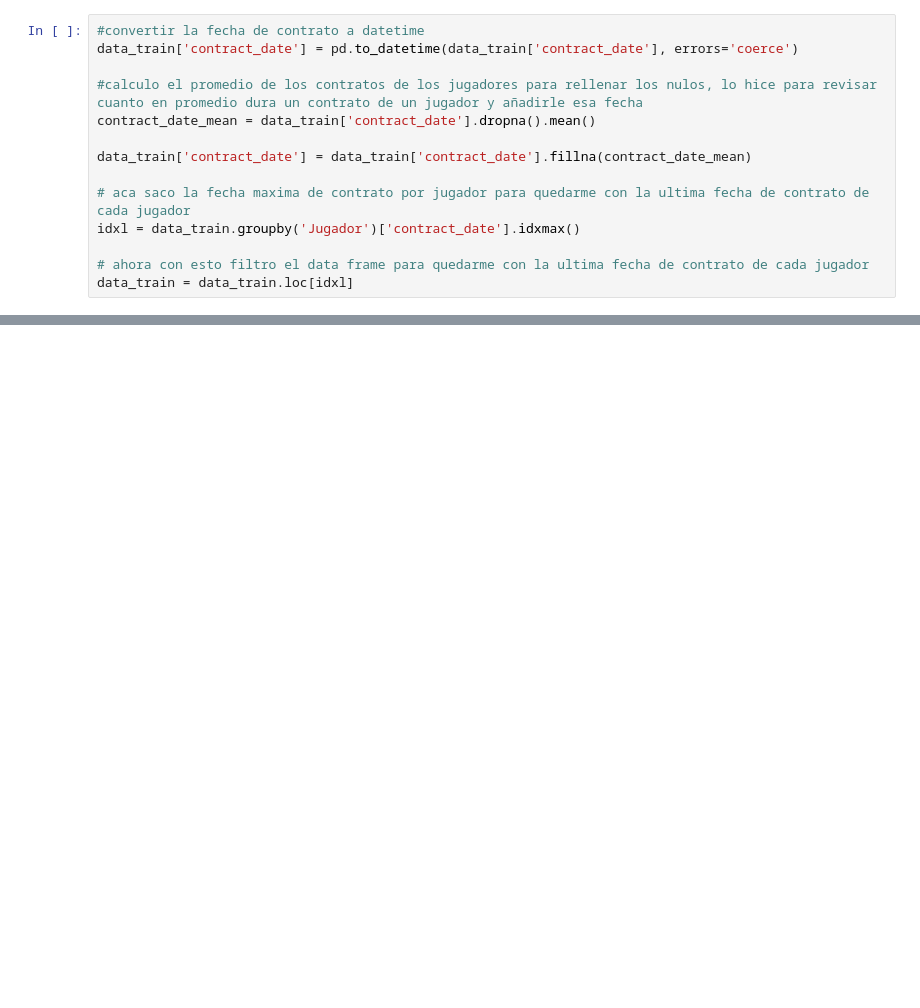
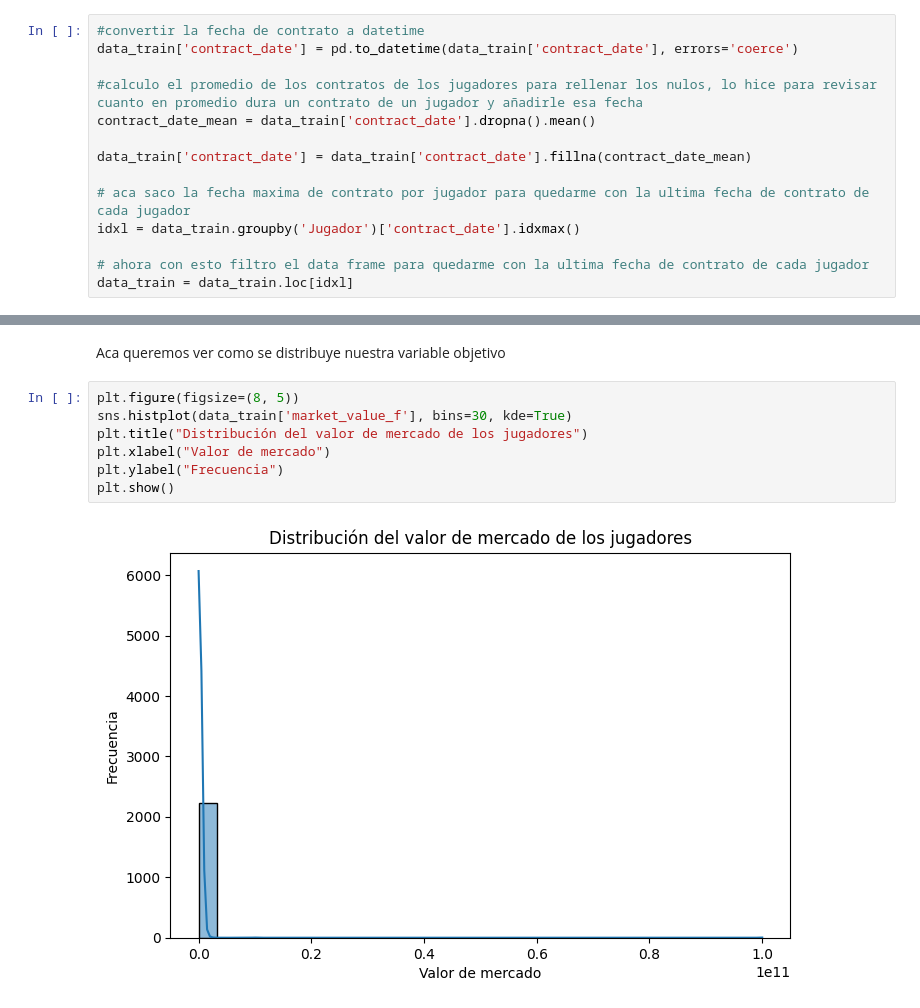
Before and after one commit to davmora04/Lab01-BI, a Jupyter notebook: lab1.ipynb, the cells around one changed output, grey strips where cells are left out. Saved outputs shown, nothing was run; the diff lists cells and outputs as text; blank space fills up the shorter version.

```diff
--- a/lab1.ipynb
+++ b/lab1.ipynb
@@ -305,0 +306,11 @@ Primeras columnas tras limpieza:
+# %% [markdown]
+Aca queremos ver como se distribuye nuestra variable objetivo
+# %%
+plt.figure(figsize=(8, 5))
+sns.histplot(data_train['market_value_f'], bins=30, kde=True)
+plt.title("Distribución del valor de mercado de los jugadores")
+plt.xlabel("Valor de mercado")
+plt.ylabel("Frecuencia")
+plt.show()
+# %% [output]
+[figure, added]
```
Also changed, not shown: parts of 37 cells of this notebook.
